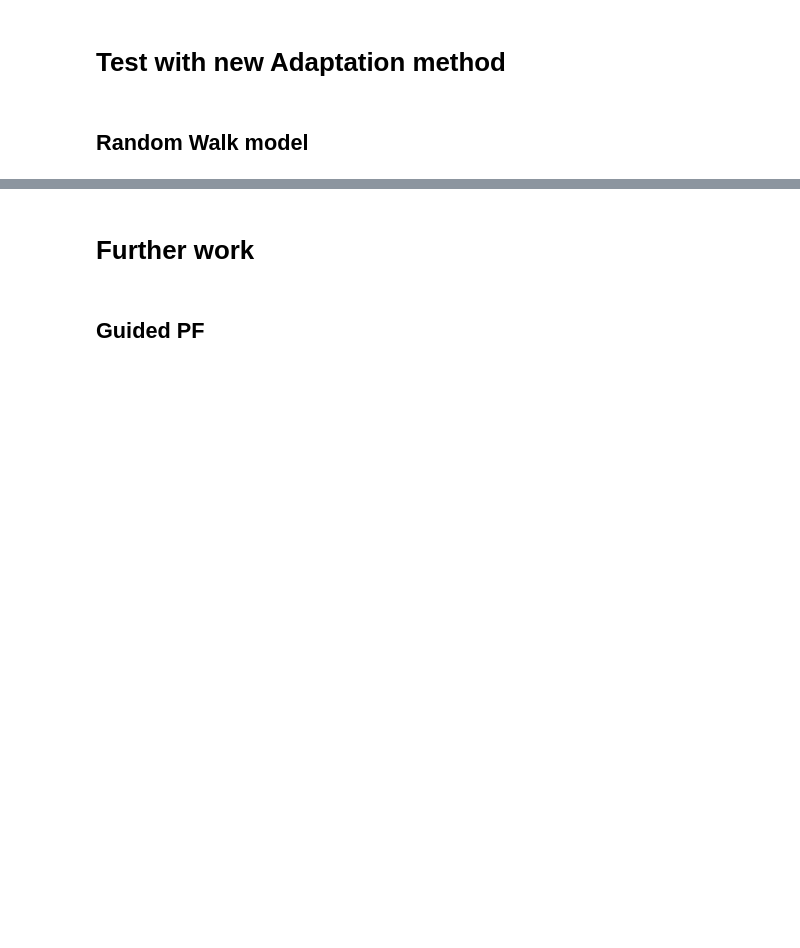
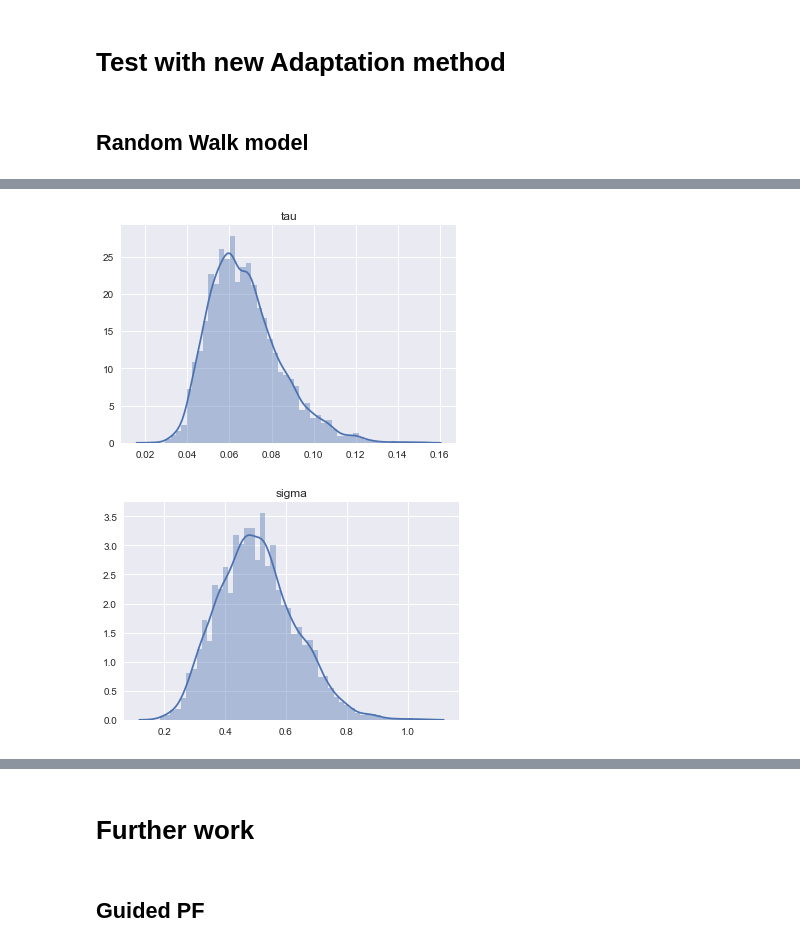
Before and after one commit to issxmeddine/Kangaroos, a Jupyter notebook: ParticleMCMC/Experiments/Kangaroos_Knape_Rand.ipynb, the cells around one changed output, grey strips where cells are left out. Cells and saved outputs as stored; diff of their text form; code cells hidden in the pictures; blank space fills up the shorter version.

```diff
--- a/ParticleMCMC/Experiments/Kangaroos_Knape_Rand.ipynb
+++ b/ParticleMCMC/Experiments/Kangaroos_Knape_Rand.ipynb
@@ -311,0 +340,5 @@ SyntaxError: invalid syntax (<ipython-input-7-22de3880dd97>, line 1)
+# %%
+distplot(prior_RW, new_pmmh_RW, 2000)
+# %% [output]
+[figure, added]
+[figure, added]
```
Also changed, not shown: parts of 13 cells of this notebook, 3 other files.
